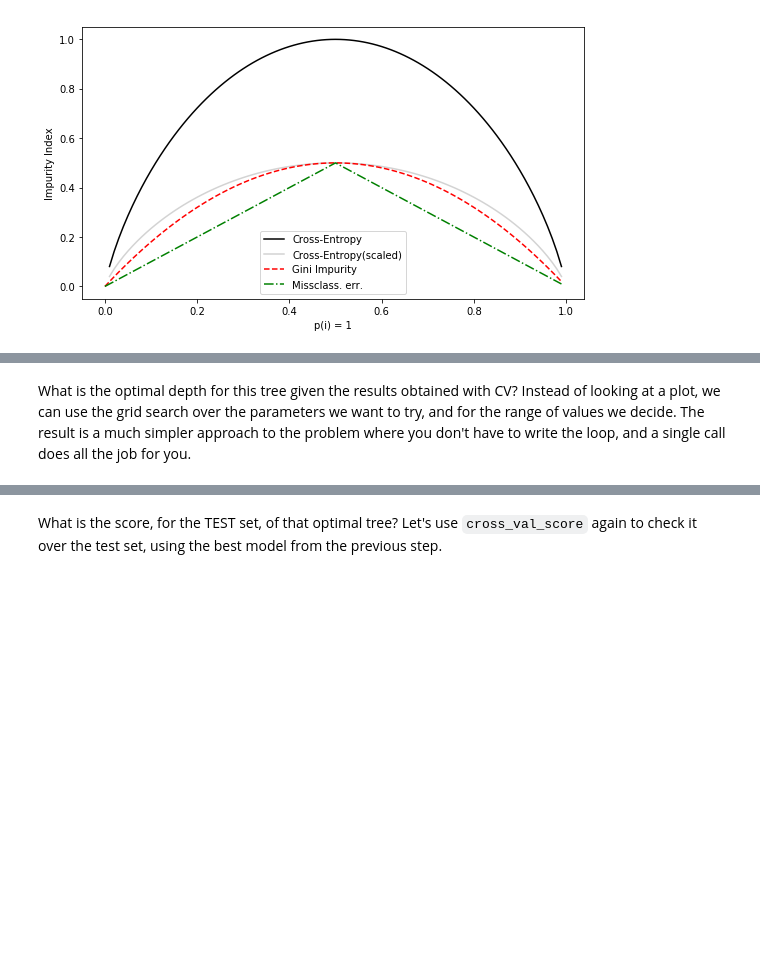
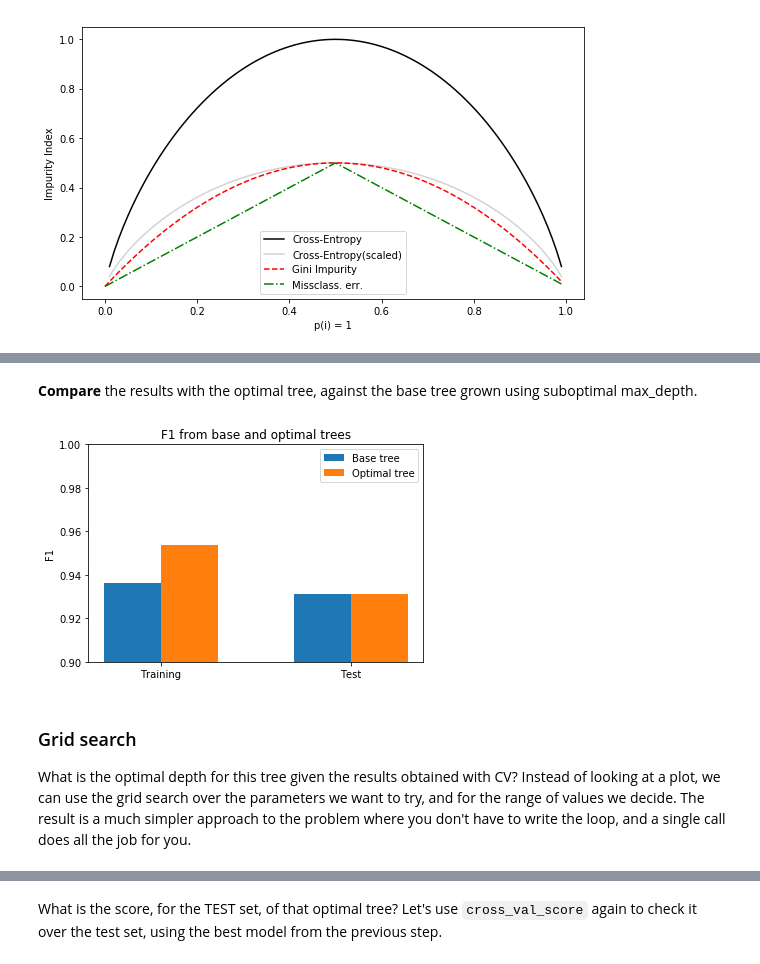
Before and after one commit to renero/class_notebooks, a Jupyter notebook: Tree based methods.ipynb, the cells around one changed output, grey strips where cells are left out. Drawn from its saved outputs; the diff is of its cells as text; code cells hidden in the pictures; blank space fills up the shorter version.

```diff
--- a/Tree based methods.ipynb
+++ b/Tree based methods.ipynb
@@ -396,0 +396,7 @@ plt.show()
+# %%
+mse_values = cross_val_score(classifier, X.train, Y.train, cv=5, scoring="f1")
+base_training_f1 = np.mean(mse_values)
+print('F1 (training estimation): {:.4f}'.format(base_training_f1))
+
+base_test_f1 = f1_score(Y.test, classifier.predict(X.test))
+print('F1 (test): {:.4f}'.format(base_test_f1))
@@ -397,4 +452,26 @@ plt.show()
+# %% [markdown]
+**Compare** the results with the optimal tree, against the base tree grown using suboptimal max_depth.
+# %%
+base = [base_training_f1, base_test_f1]
+opt = [opt_training_f1, opt_test_f1]
+
+barWidth = 0.3
+r1 = np.arange(len(base))
+r2 = [x + barWidth for x in r1]
+
+plt.bar(r1, base, width = barWidth, label='Base tree')
+plt.bar(r2, opt, width = barWidth, label='Optimal tree')
+plt.xticks([r + barWidth/2 for r in range(len(base))], ['Training', 'Test'])
+plt.title('F1 from base and optimal trees')
+plt.ylim([0.9, 1.0])
+plt.ylabel('F1')
+plt.legend()
+plt.show()
+# %% [output]
+[figure, added]
 # %% [markdown]
+### Grid search
+
 What is the optimal depth for this tree given the results obtained with CV? Instead of looking at a plot, we can use the grid search over the parameters we want to try, and for the range of values we decide. The result is a much simpler approach to the problem where you don't have to write the loop, and a single call does all the job for you.
 # %%
 parameters = {'max_depth':range(min_depth, max_depth)}
```
Also changed, not shown: parts of 33 cells of this notebook.
